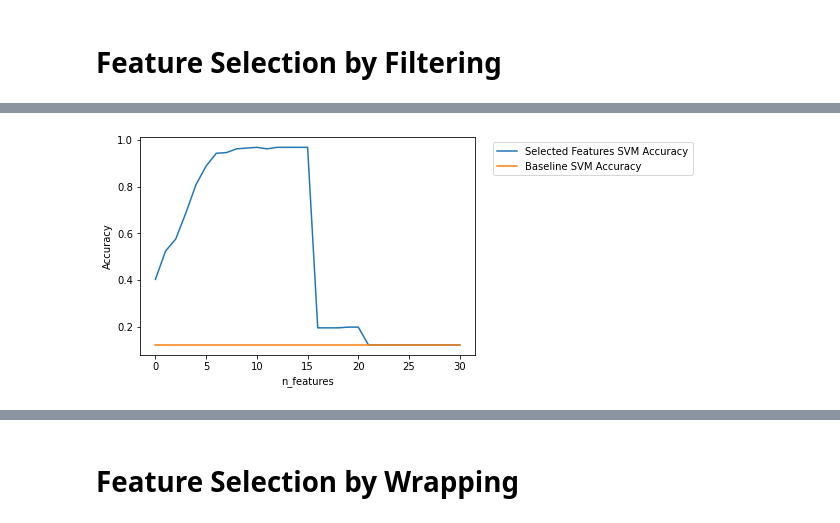
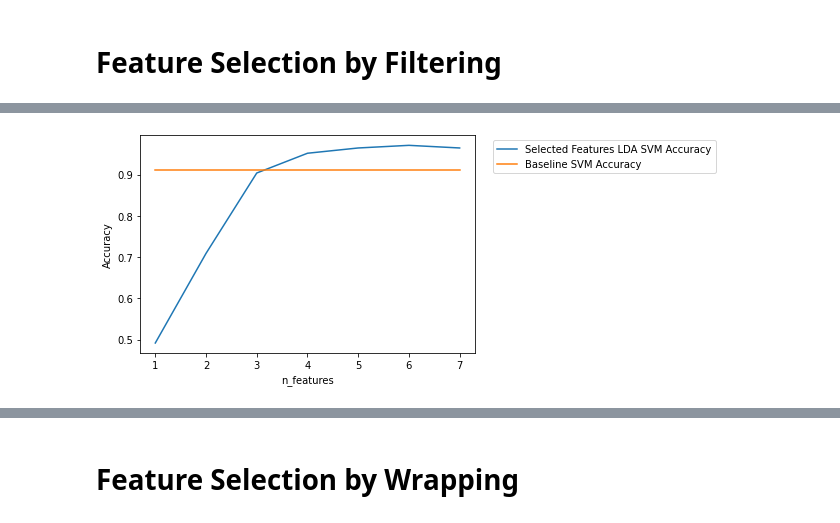
Before and after one commit to Ebrahimmm2019/Applied-Machine-Learning, a Jupyter notebook: dimensionality-reduction/Dimensionality_Reduction2.ipynb, the cells around one changed output, grey strips where cells are left out. Drawn from its saved outputs; the diff is of its cells as text; code cells hidden in the pictures.

```diff
--- a/dimensionality-reduction/Dimensionality_Reduction2.ipynb
+++ b/dimensionality-reduction/Dimensionality_Reduction2.ipynb
@@ -210,21 +169,22 @@ from sklearn.decomposition import PCA
 # %%
-def tune_pca(clf, X_trian, y_train, X_test, y_test, n_min, n_max):
+def tune_lda(clf, X_trian, y_train, X_test, y_test, n_min, n_max):
     accs = []
     for i in range(n_min, n_max):
-        pca = PCA(n_components=i, random_state=0)
-        X_train_pca = pca.fit_transform(X_train)
-        X_test_pca = pca.transform(X_test)
-
-        clf.fit(X_train_pca, y_train)
-        preds = clf.predict(X_test_pca)
+        print(f'n_components = {i}')
+        lda = LinearDiscriminantAnalysis(n_components=i)
+        X_train_lda = lda.fit_transform(X_train, y_train)
+        X_test_lda = lda.transform(X_test)
+        clf.fit(X_train_lda, y_train)
+        preds = clf.predict(X_test_lda)
         accuracy = accuracy_score(y_test, preds)
         accs.append(accuracy)
     return accs
 
-def visualize_accs(baseline_acc, pca_accs, clf_name, operation='PCA', xlabel='n_components'):
-    plt.plot(pca_accs, label=f'{operation} {clf_name} Accuracy')
-    plt.plot([baseline_acc]*len(pca_accs), label=f'Baseline {clf_name} Accuracy')
+def visualize_accs(baseline_acc, tuned_accs, clf_name, min_feats=0, operation='PCA', xlabel='n_components'):
+    plt.plot(range(min_feats, min_feats+len(tuned_accs)), tuned_accs, label=f'{operation} {clf_name} Accuracy')
+    plt.plot(range(min_feats, min_feats+len(tuned_accs)), [baseline_acc]*len(tuned_accs), label=f'Baseline {clf_name} Accuracy')
     plt.xlabel(xlabel)
+    plt.xticks(range(min_feats, min_feats+len(tuned_accs)))
     plt.ylabel("Accuracy")
     plt.legend(bbox_to_anchor=(1.04,1), loc="upper left")
 # %%
@@ -246,3 +277,7 @@ X_test_pca = pca.transform(X_test)
+# %%
+lda = LinearDiscriminantAnalysis(n_components=7)
+X_train_lda = lda.fit_transform(X_train, y_train)
+X_test_lda = lda.transform(X_test)
 # %% [markdown]
 # Feature Selection by Filtering
 # %%
@@ -258,10 +293,10 @@ def select_features(X_train, y_train, X_test, y_test, clf, fs):
     acc = accuracy_score(y_test, y_pred)
     return acc
 # %%
-accs = []
-for n in range(2, 33):
+gnb_lda_accs = []
+for n in range(1, 8):
     fs =  SelectKBest(f_classif, k=n)
-    acc = select_features(X_train, y_train, X_test, y_test, baseline_gnb_clf, fs)
-    accs.append(acc)
-visualize_accs(baseline_gnb_accuracy, accs, "GNB", operation='Selected Features', xlabel='n_features')
+    acc = select_features(X_train_lda, y_train, X_test_lda, y_test, baseline_gnb_clf, fs)
+    gnb_lda_accs.append(acc)
+visualize_accs(baseline_gnb_accuracy, gnb_lda_accs, "GNB", operation='Selected Features LDA', min_feats=1, xlabel='n_features')
 # %% [output]
@@ -269,9 +314,9 @@ visualize_accs(baseline_gnb_accuracy, accs, "GNB", operation='Selected Features'
 # %%
-accs = []
-for n in range(2, 33):
+svm_lda_accs = []
+for n in range(1, 8):
     fs =  SelectKBest(f_classif, k=n)
-    acc = select_features(X_train, y_train, X_test, y_test, baseline_svc_clf, fs)
-    accs.append(acc)
-visualize_accs(baseline_svc_acc, accs, "SVM", operation='Selected Features', xlabel='n_features')
+    acc = select_features(X_train_lda, y_train, X_test_lda, y_test, baseline_svc_clf, fs)
+    svm_lda_accs.append(acc)
+visualize_accs(baseline_svc_acc, svm_lda_accs, "SVM", operation='Selected Features LDA', min_feats=1, xlabel='n_features')
 # %% [output]
-[figure, old version]
+[figure, new version]
```
Also changed, not shown: parts of 56 cells of this notebook.
